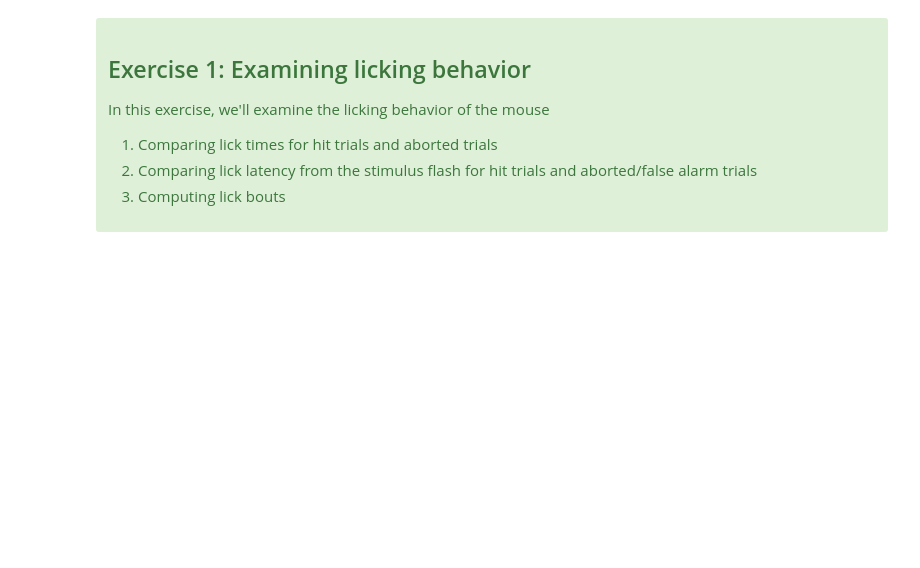
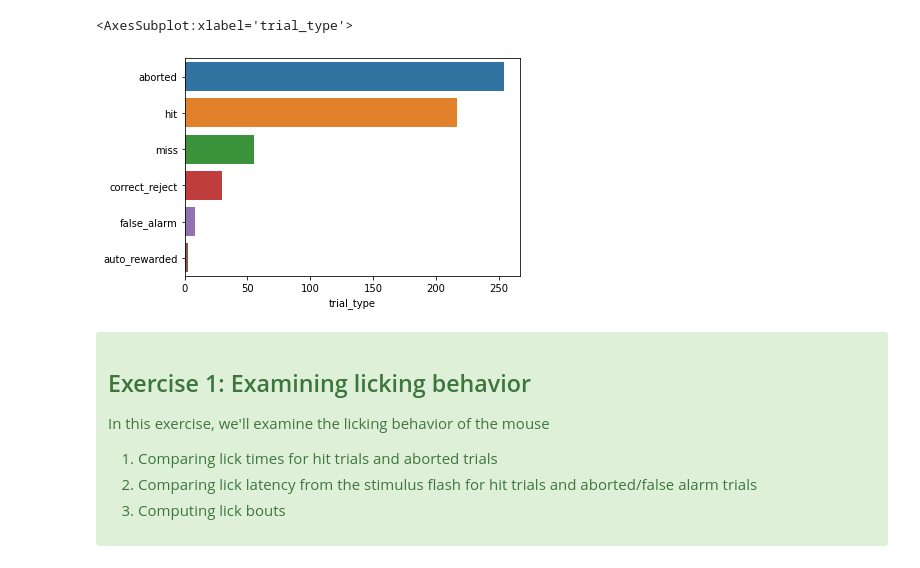
Before and after one commit to AllenInstitute/swdb_2022, a Jupyter notebook: Organizers/VBN_Exercise_solutions.ipynb, the cells around one changed output. Drawn from its saved outputs; the diff is of its cells as text; code cells hidden in the pictures; blank space fills up the shorter version.

Commit message:
Add a simpler exercise using the trials table.

```diff
--- a/Organizers/VBN_Exercise_solutions.ipynb
+++ b/Organizers/VBN_Exercise_solutions.ipynb
@@ -42,0 +55,6 @@ cache = VisualBehaviorNeuropixelsProjectCache.from_s3_cache(
+# %%
+# Setup: first, let's get the relevant data
+session_id = 1065437523
+session = cache.get_ecephys_session(ecephys_session_id=session_id)
+
+trials = session.trials
@@ -42,0 +69,19 @@ cache = VisualBehaviorNeuropixelsProjectCache.from_s3_cache(
+# %%
+# Create a new column called trial_type and assign appropriately
+trials['trial_type'] = np.nan
+
+col_names = ['hit', 'miss', 'false_alarm', 'correct_reject', 'aborted', 'auto_rewarded']
+for col in col_names:
+    trials.loc[trials[col] == True, 'trial_type'] = col
+
+# A more direct way to do this is to use the function idxmax: this function finds the row- or column-index
+# at which the maximum of a sequence of values occurs.
+# Below, we have chosen only the columns we want, and we pass axis=1 to idxmax, to take the maximum over
+# columns (axis=0 would find the row-index having the maximum value for each column)
+# Also note that when taking the "maximum" over boolean values, True is interpreted as 1 and False as 0,
+# hence the index of the maximum occurs wherever a True is found.
+
+# trials['trial_type'] = trials[col_names].idxmax(axis=1)
+
+# Examine the trials table to see how that worked
+trials
@@ -43,3 +103,12 @@ cache = VisualBehaviorNeuropixelsProjectCache.from_s3_cache(
+# %%
+# Now, get the number of rows having each of these trial types using value_counts
+trial_type_counts = trials['trial_type'].value_counts()
+
+# Finally, plot these values using a seaborn bar plot
+sns.barplot(trial_type_counts, x='trial_type', y=trial_type_counts.index)
+# %% [output]
+<AxesSubplot:xlabel='trial_type'>
+[figure, added]
 # %% [markdown]
 <div class="alert alert-block alert-success">
 
```
Also changed, not shown: parts of 7 cells of this notebook.
